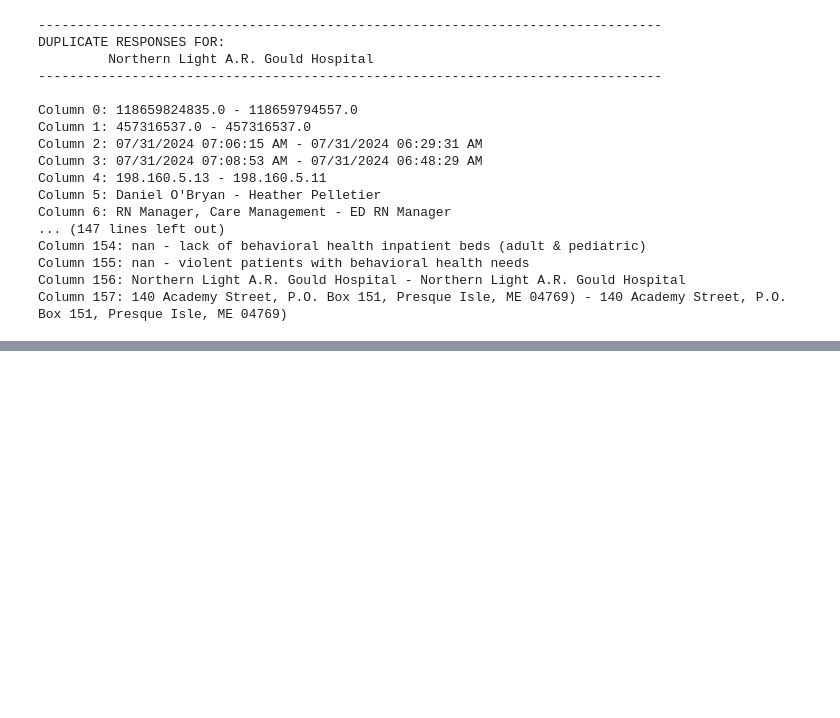
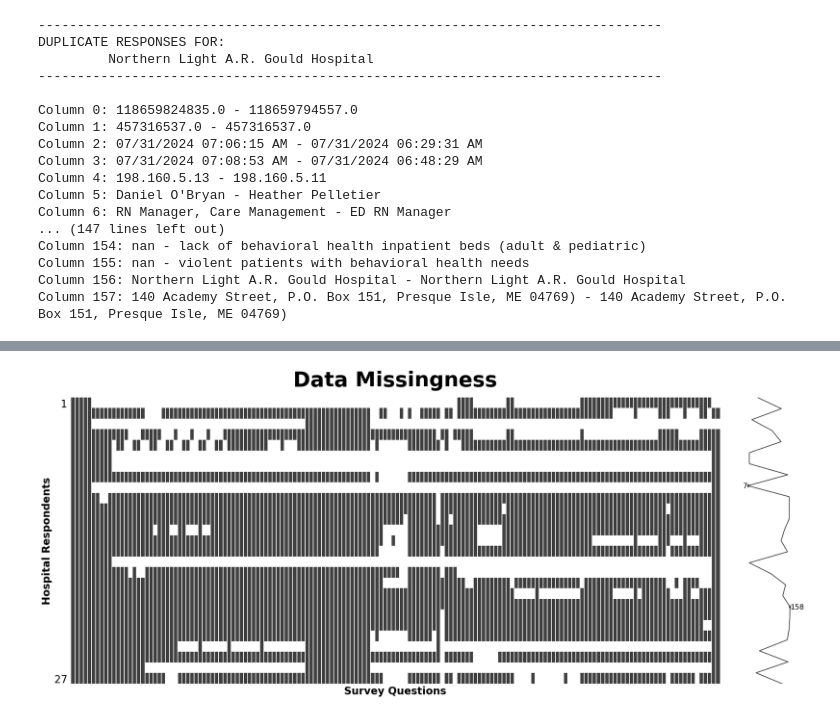
Before and after one commit to nfarrell011/patient-throughput, a Jupyter notebook: analyses/scatch.ipynb, the cells around one changed output, grey strips where cells are left out. Drawn from its saved outputs; the diff is of its cells as text; code cells hidden in the pictures; blank space fills up the shorter version.

```diff
--- a/analyses/scatch.ipynb
+++ b/analyses/scatch.ipynb
@@ -320,6 +327,8 @@ dup_hospital_name_list
 def display_duplicated_columns_for_inspection(df:pd.DataFrame) -> None:
     """
     Display the duplicate rows side-by-side for comparison
+
+    This is hard coded and can only be used MAX duplicates is <= 5.
     """
     print("-" * 80)
     print(f"DUPLICATE RESPONSES FOR: \n\t {df.iloc[0, 156]}")
@@ -336,35 +345,56 @@ def display_duplicated_columns_for_inspection(df:pd.DataFrame) -> None:
             print(f"Column {i}: {df.iloc[0, i]} - {df.iloc[1, i]} - {df.iloc[2, i]} - {df.iloc[2, i]} - {df.iloc[2, i]}")
     return None
 
-def merge_duplicate_rows(filtered_df:pd.DataFrame) -> None:
+def merge_duplicate_rows(filtered_df:pd.DataFrame, date_col:str) -> None:
     """
     Merge duplicate rows based on hueristic.
     """
-    filtered_df['3'] = pd.to_datetime(filtered_df['3'], errors='coerce')
+    date_format = "%m/%d/%Y %I:%M:%S %p"
+    filtered_df.loc[:, date_col] = pd.to_datetime(filtered_df[date_col], format=date_format, errors='coerce')
     merged_row = {}
     for col in filtered_df.columns:
         col_values = filtered_df[col]
+
         # Case 1: All row values NaN
         if col_values.isna().all():
             merged_row[col] = np.nan # Set the new row value to NaN
+
+        # Case 2: One unique value that is NaN
         else:
-
-            # Case 2: One unique value that is NaN
             unique_values = col_values.dropna().unique()
             if len(unique_values) == 1:
                 merged_row[col] = unique_values[0] # Set the new to equal the only unqiue that is not NaN
 
+            # Case 3: There is more than one unique non-NaN value
             else:
-
-                # Case 3: There is more than one unique non-NaN value
-                # In this case, we take the value that was enter during the most recent log-in. This logic assumes the new entry is correction; this not nessacarily true.
-                end_data_column = filtered_df["3"] # Extract the end data column as a pd.Series
+                # In this case, we take the value that was enter during the most recent log-in. This logic assumes the new entry is a correction; this NOT necessarily true.
+                end_data_column = filtered_df[date_col] # Extract the end data column as a pd.Series
                 last_log_out = end_data_column.idxmax() # Extract the index of the most recent logout.
                 value_to_keep = col_values.loc[last_log_out] # Extract the value from the column of interest that corresponds to the last logout
                 merged_row[col] = value_to_keep # Set the new value
 
     # Return the merged row
     return merged_row
+
+def update_response_df_row_merge(hospital_duplicate_list, response_df, date_col, hospital_name_col):
+    """
+    """
+    response_df_new = response_df.copy()
+    for hospital in hospital_duplicate_list:
+
+        # Extract the duplicated rows for the current hospital
+        filtered_df = df[df[hospital_name_col] == hospital]
+
+        # Merge the dupicated rows
+        merged_row = merge_duplicate_rows(filtered_df, date_col)
+
+        # Drop all the rows for the current hospital
+        response_df_new.drop(response_df_new[response_df_new[hospital_name_col] == hospital].index, inplace = True)
+
+        # Append the merged row for current hospical back to the new df
+        response_df_new = pd.concat([response_df_new, pd.DataFrame([merged_row])], ignore_index=True)
+
+    return response_df_new
 # %%
 filtered_df = df[df["13"] == dup_hospital_name_list[0]]
 display_duplicated_columns_for_inspection(filtered_df)
@@ -601,3 +605,7 @@ Column 154: nan - lack of behavioral health inpatient beds (adult & pediatric)
 Column 155: nan - violent patients with behavioral health needs
 Column 156: Northern Light A.R. Gould Hospital - Northern Light A.R. Gould Hospital
 Column 157: 140 Academy Street, P.O. Box 151, Presque Isle, ME 04769) - 140 Academy Street, P.O. Box 151, Presque Isle, ME 04769)
+# %%
+hospital_name_col = "13"
+date_col = "3"
+merged_df = update_response_df_row_merge(dup_hospital_name_list, df, date_col, hospital_name_col)
@@ -603,0 +673,4 @@ Column 157: 140 Academy Street, P.O. Box 151, Presque Isle, ME 04769) - 140 Acad
+# %%
+ut.display_missingness(merged_df)
+# %% [output]
+[figure, added]
```
Also changed, not shown: parts of 10 cells of this notebook, 1 other file.
